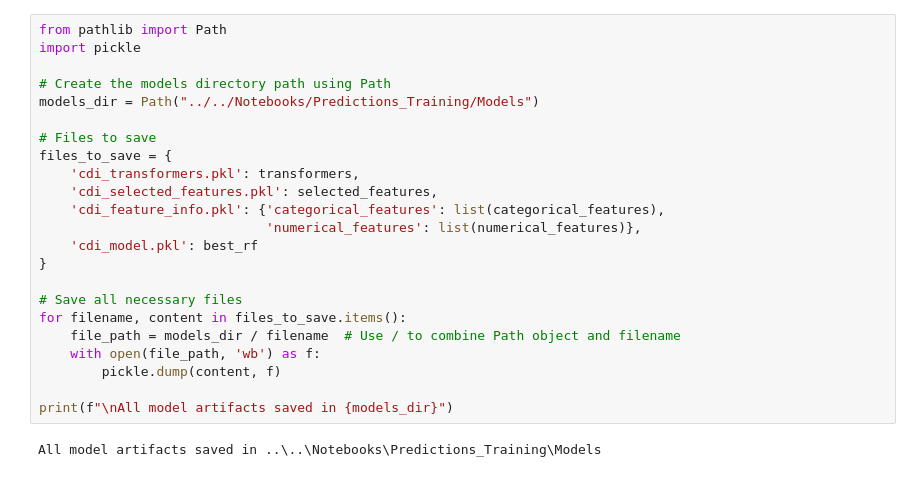
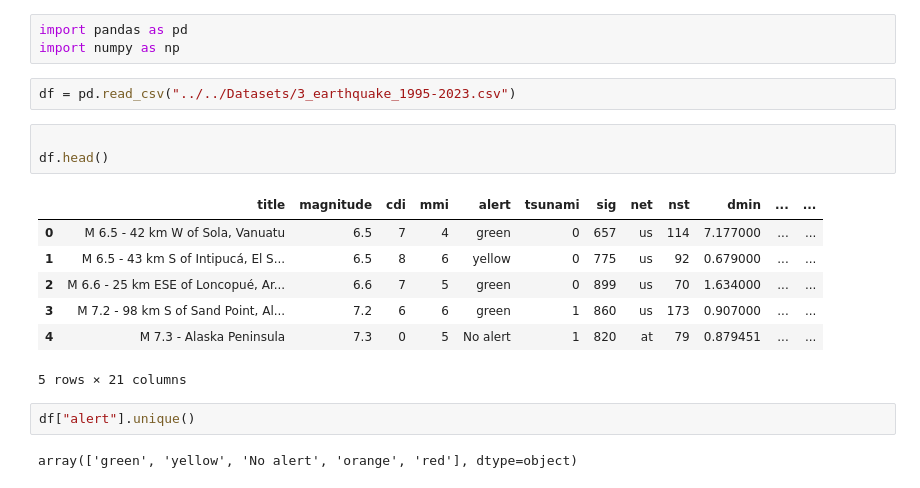
Before and after one commit to sakshat193/dataquest_JBBR, a Jupyter notebook: Notebooks/Predictions_Training/cdi_train.ipynb, the cells around one changed output. Cells and saved outputs as stored; diff of their text form.

```diff
--- a/Notebooks/Predictions_Training/cdi_train.ipynb
+++ b/Notebooks/Predictions_Training/cdi_train.ipynb
@@ -227,25 +1,20 @@ Passing `palette` without assigning `hue` is deprecated and will be removed in v
-# %%
-from pathlib import Path
-import pickle
-
-# Create the models directory path using Path
-models_dir = Path("../../Notebooks/Predictions_Training/Models")
-
-# Files to save
-files_to_save = {
-    'cdi_transformers.pkl': transformers,
-    'cdi_selected_features.pkl': selected_features,
-    'cdi_feature_info.pkl': {'categorical_features': list(categorical_features),
-                             'numerical_features': list(numerical_features)},
-    'cdi_model.pkl': best_rf
-}
-
-# Save all necessary files
-for filename, content in files_to_save.items():
-    file_path = models_dir / filename  # Use / to combine Path object and filename
-    with open(file_path, 'wb') as f:
-        pickle.dump(content, f)
-
-print(f"\nAll model artifacts saved in {models_dir}")
-# %% [output]
-All model artifacts saved in ..\..\Notebooks\Predictions_Training\Models
+# %%
+import pandas as pd
+import numpy as np
+# %%
+df = pd.read_csv("../../Datasets/3_earthquake_1995-2023.csv")
+# %%
+
+df.head()
+# %% [output]
+|  | title | magnitude | cdi | mmi | alert | tsunami | sig | net | nst | dmin | ... | ... |
+| 0 | M 6.5 - 42 km W of Sola, Vanuatu | 6.5 | 7 | 4 | green | 0 | 657 | us | 114 | 7.177000 | ... | ... |
+| 1 | M 6.5 - 43 km S of Intipucá, El S... | 6.5 | 8 | 6 | yellow | 0 | 775 | us | 92 | 0.679000 | ... | ... |
+| 2 | M 6.6 - 25 km ESE of Loncopué, Ar... | 6.6 | 7 | 5 | green | 0 | 899 | us | 70 | 1.634000 | ... | ... |
+| 3 | M 7.2 - 98 km S of Sand Point, Al... | 7.2 | 6 | 6 | green | 1 | 860 | us | 173 | 0.907000 | ... | ... |
+| 4 | M 7.3 - Alaska Peninsula | 7.3 | 0 | 5 | No alert | 1 | 820 | at | 79 | 0.879451 | ... | ... |
+5 rows × 21 columns
+# %%
+df["alert"].unique()
+# %% [output]
+array(['green', 'yellow', 'No alert', 'orange', 'red'], dtype=object)
```
Also changed, not shown: parts of 42 cells of this notebook, 14 other files.
